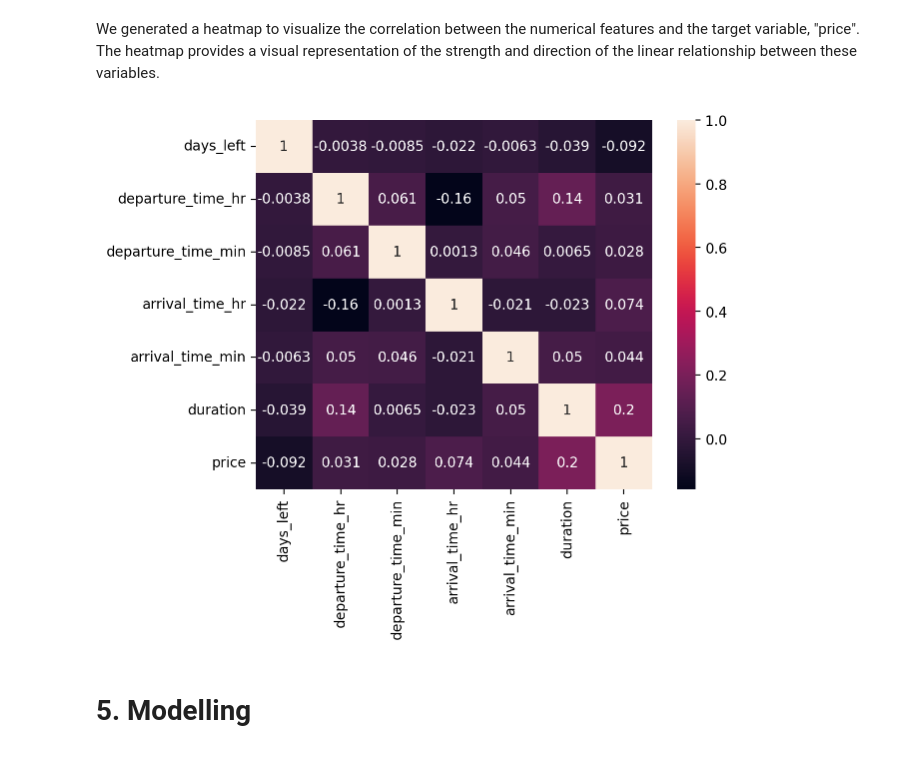
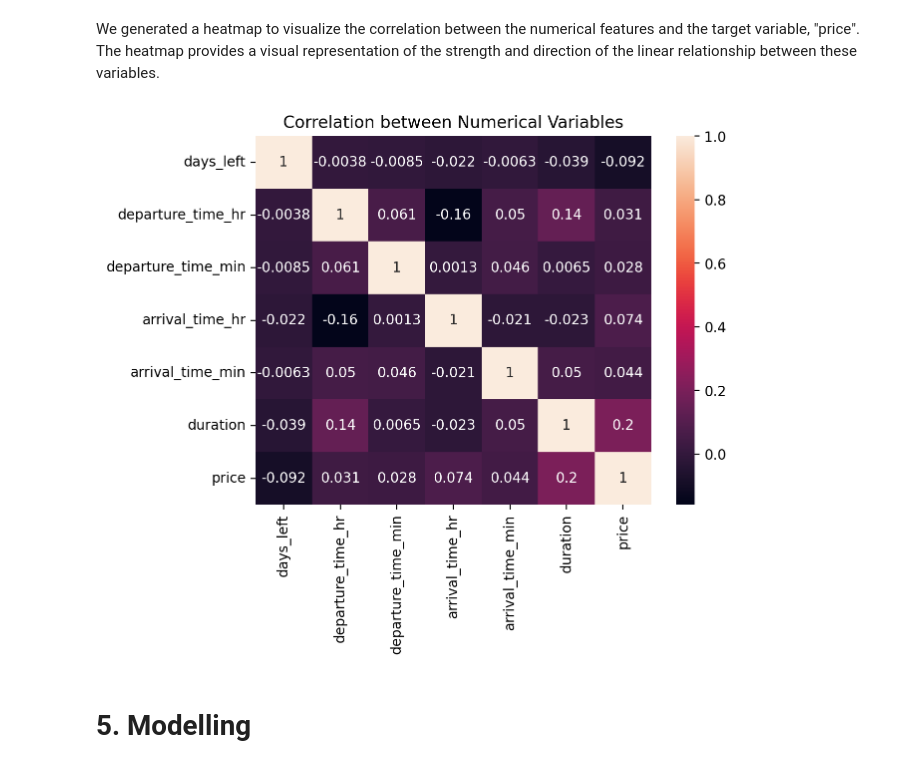
Before and after one commit to yjoer/flight-price-prediction, a Jupyter notebook: notebook.ipynb, the cells around one changed output. Drawn from its saved outputs; the diff is of its cells as text; code cells hidden in the pictures.

Commit message:
Add title to plot

```diff
--- a/notebook.ipynb
+++ b/notebook.ipynb
@@ -676,9 +676,11 @@ plt.show()
 We generated a heatmap to visualize the correlation between the numerical features and the target variable, "price". The heatmap provides a visual representation of the strength and direction of the linear relationship between these variables.
 # %%
 sns.heatmap(df[numerical_features + [target]].corr(), annot=True)
+
+plt.title("Correlation between Numerical Variables")
 plt.show()
 # %% [output]
-[figure, old version]
+[figure, new version]
 # %% [markdown]
 # 5. Modelling
 # %% [markdown]
```
